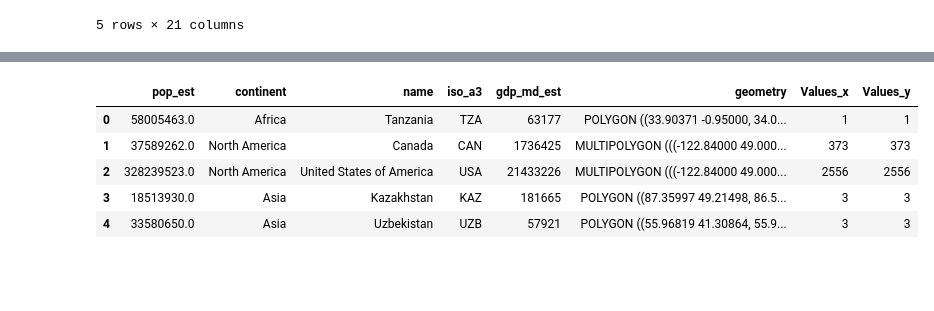
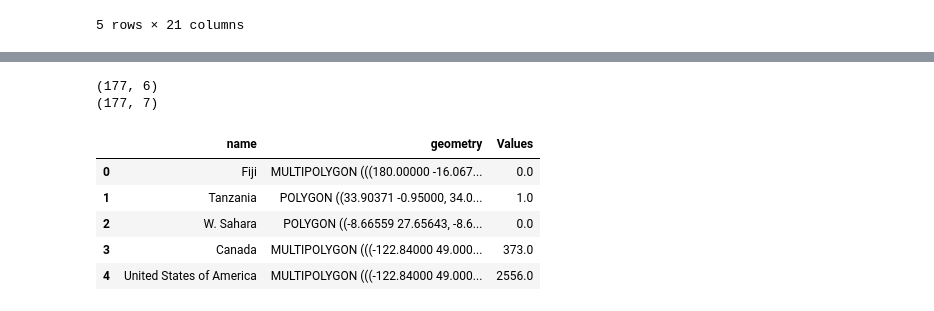
Before and after one commit to jswistak/DPRPy, a Jupyter notebook: notebook.ipynb, the cells around one changed output, grey strips where cells are left out. Cells and saved outputs as stored; diff of their text form; code cells hidden in the pictures; blank space fills up the shorter version.

```diff
--- a/notebook.ipynb
+++ b/notebook.ipynb
@@ -249,6 +249,7 @@ x.shape
 x['Country_Data']  = x['Location'].apply(string_to_location)
 # %%
 #x.to_pickle('rpi_users_location.pkl')
+x = pd.read_pickle('rpi_users_location.pkl')
 # %%
 x.head()
 # %% [output]
@@ -338,13 +340,20 @@ users_by_country_df.head()
 # %%
-heat_map = world.merge(users_by_country_df, on='name')
+print(world.shape)
+heat_map = world.merge(users_by_country_df, on='name', how='left')
+print(heat_map.shape)
+
+heat_map.drop(columns=['pop_est', 'continent', 'iso_a3', 'gdp_md_est'], inplace=True)
+heat_map.fillna(0, inplace=True)
 heat_map.head()
 # %% [output]
+(177, 6)
+(177, 7)
-|  | pop_est | continent | name | iso_a3 | gdp_md_est | geometry | Values_x | Values_y |
-| 0 | 58005463.0 | Africa | Tanzania | TZA | 63177 | POLYGON ((33.90371 -0.95000, 34.0... | 1 | 1 |
-| 1 | 37589262.0 | North America | Canada | CAN | 1736425 | MULTIPOLYGON (((-122.84000 49.000... | 373 | 373 |
-| 2 | 328239523.0 | North America | United States of America | USA | 21433226 | MULTIPOLYGON (((-122.84000 49.000... | 2556 | 2556 |
-| 3 | 18513930.0 | Asia | Kazakhstan | KAZ | 181665 | POLYGON ((87.35997 49.21498, 86.5... | 3 | 3 |
-| 4 | 33580650.0 | Asia | Uzbekistan | UZB | 57921 | POLYGON ((55.96819 41.30864, 55.9... | 3 | 3 |
+|  | name | geometry | Values |
+| 0 | Fiji | MULTIPOLYGON (((180.00000 -16.067... | 0.0 |
+| 1 | Tanzania | POLYGON ((33.90371 -0.95000, 34.0... | 1.0 |
+| 2 | W. Sahara | POLYGON ((-8.66559 27.65643, -8.6... | 0.0 |
+| 3 | Canada | MULTIPOLYGON (((-122.84000 49.000... | 373.0 |
+| 4 | United States of America | MULTIPOLYGON (((-122.84000 49.000... | 2556.0 |
 # %%
 fig, ax = plt.subplots(1, figsize=(20, 8))
 ax.axis('off')
```
Also changed, not shown: parts of 12 cells of this notebook.
